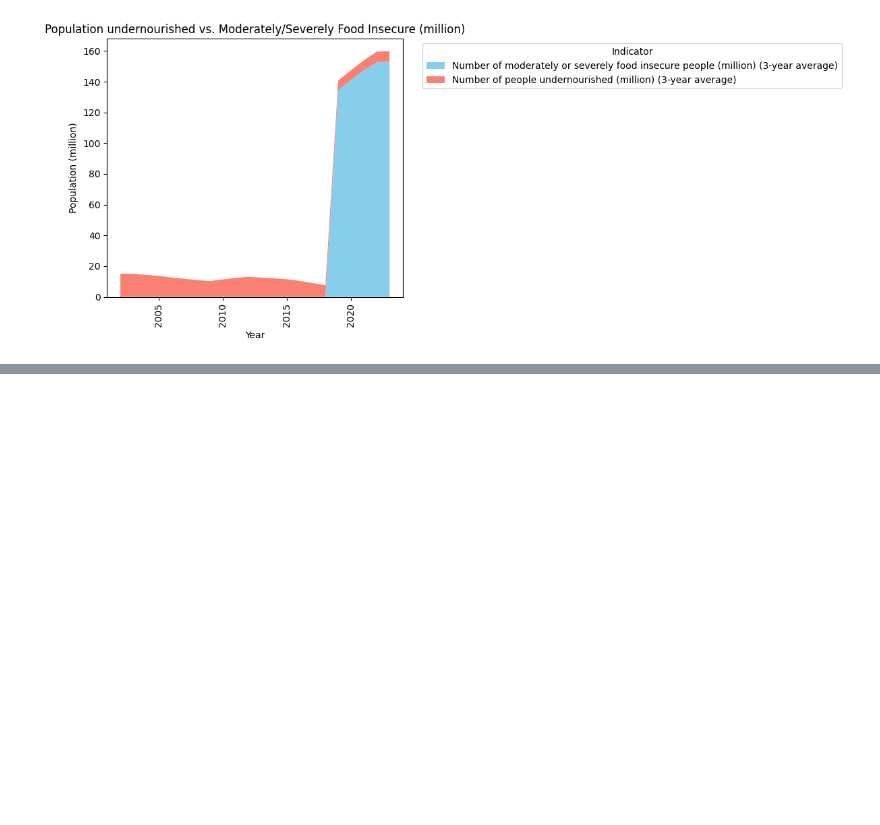
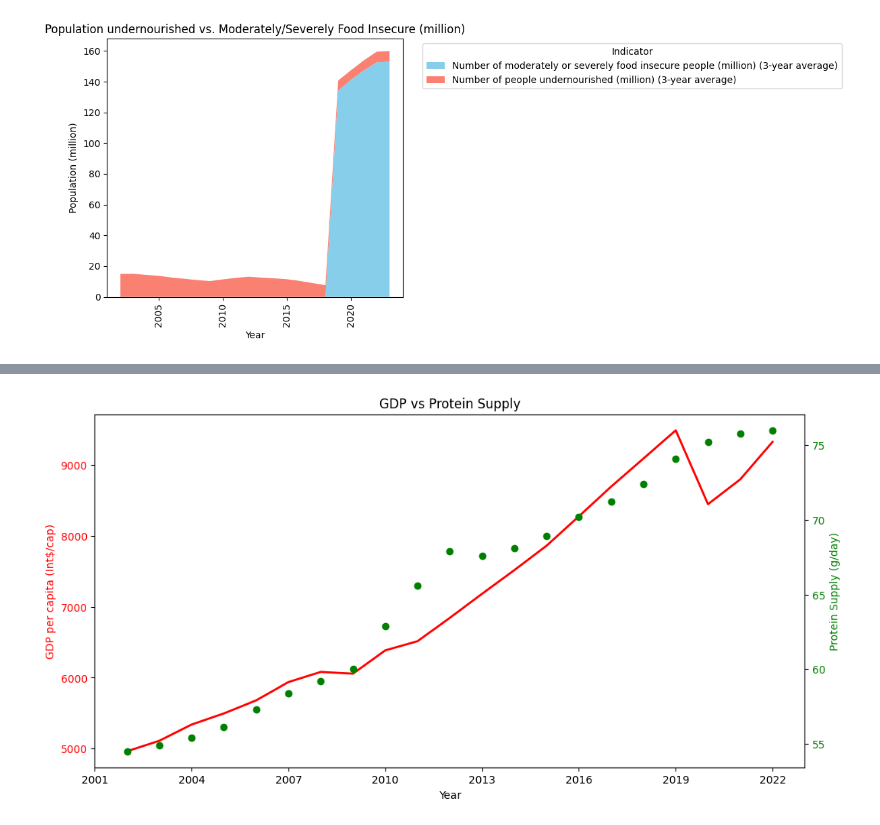
Before and after one commit to Qvyl/kaggle-notebooks, a Jupyter notebook: philippines-food-security-indicators.ipynb, the cells around one changed output, grey strips where cells are left out. Drawn from its saved outputs; the diff is of its cells as text; code cells hidden in the pictures; blank space fills up the shorter version.

```diff
--- a/philippines-food-security-indicators.ipynb
+++ b/philippines-food-security-indicators.ipynb
@@ -376,0 +532,20 @@ plt.show()
+# %%
+fig, ax1 = plt.subplots(figsize=(12,6))
+
+ax1.plot(df_merged['Year'], df_merged['GDP per capita'], color='red', label='GDP per capita', linewidth=2)
+ax1.set_xlabel('Year')
+ax1.set_ylabel('GDP per capita (Int$/cap)', color='red')
+ax1.tick_params(axis='y', labelcolor='red')
+
+ax2 = ax1.twinx()
+ax2.scatter(df_merged['Year'], df_merged['Protein supply'], color='green', label='Protein Supply')
+ax2.set_ylabel('Protein Supply (g/day)', color='green')
+ax2.tick_params(axis='y', labelcolor='green')
+
+# Force integer ticks on x-axis
+ax1.xaxis.set_major_locator(MaxNLocator(integer=True))
+
+plt.title('GDP vs Protein Supply')
+plt.show()
+# %% [output]
+[figure, added]
```
Also changed, not shown: parts of 16 cells of this notebook.
